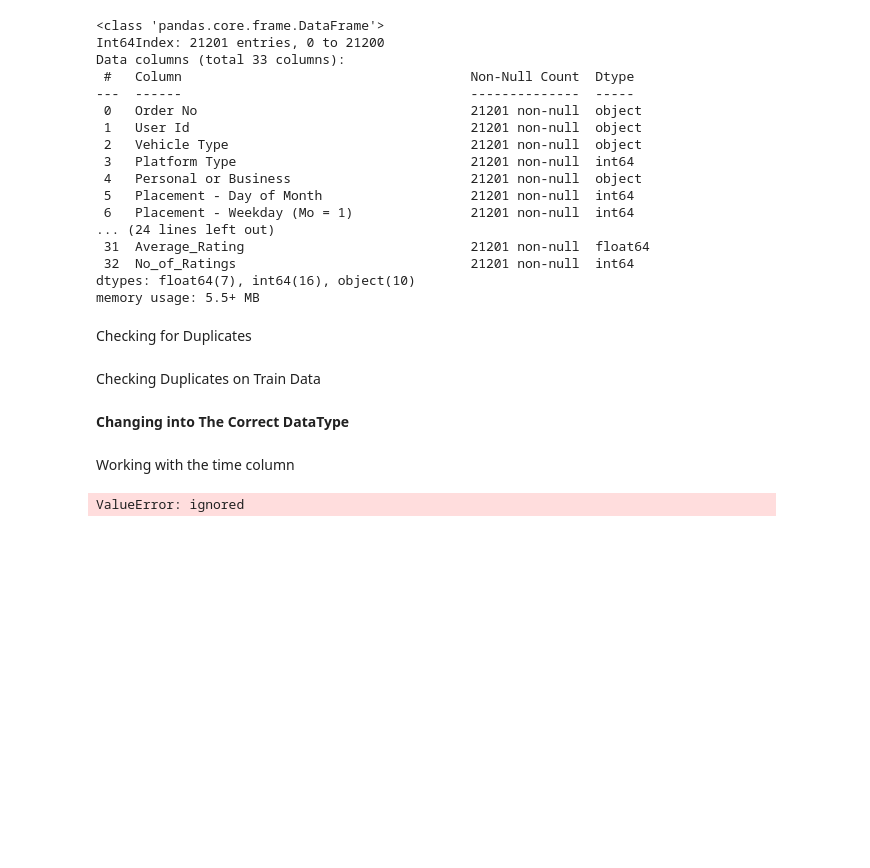
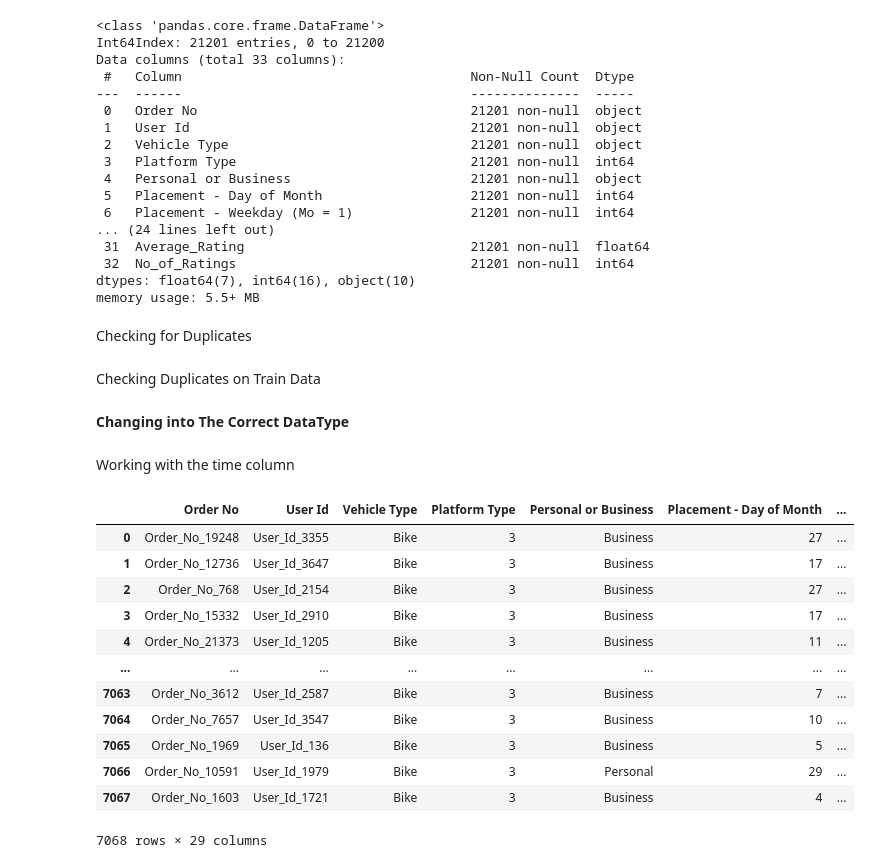
Before and after one commit to MathewNhari/Sendy-Logistics-Challenge, a Jupyter notebook: Sendy_Logistics_Challenge.ipynb, the cells around one changed output. Drawn from its saved outputs; the diff is of its cells as text; code cells hidden in the pictures; blank space fills up the shorter version.

```diff
--- a/Sendy_Logistics_Challenge.ipynb
+++ b/Sendy_Logistics_Challenge.ipynb
@@ -136,30 +136,30 @@ Train[category_cols] = Train[category_cols].astype('category')
 Test[category_cols] = Test[category_cols].astype('category')
 # %% [markdown]
 Working with the time column
-# %%
-   """def timeconvert(df,Time_Cols):
-     for item in df[Time_Cols]:
-       if item[-2:] == "AM" and item[:2] == "12":
-         val = "00" + item[2:-2]
-         df[Time_Cols] = df[Time_Cols].str.replace(item,val)
-         #return "00" + item[2:-2]
-       elif item[-2:] == "AM":
-         val = item[:-2]
-         df[Time_Cols] = df[Time_Cols].str.replace(item,val)
-         #return item[:-2]
-      #elif item[-2:] == "PM" and item[:2] == "12":
-       # val = item[:-2]
-        #df[Time_Cols] = df[Time_Cols].str.replace(item,val)
-         #return item[:-2]
-      #else:
-       # val = str(item[:2] + 12) + item[2:8]
-        #df[Time_Cols] = df[Time_Cols].str.replace(item,val)
-      #return str(int(item[:2]) + 12) + item[2:8]
-       return df[Time_Cols]"""
+# %%
+def timeconvert(df,Time_Cols):
+  for item in Time_Cols:
+    df[item] = (pd.to_datetime(df[item].str.strip(), format='%I:%M:%S %p').dt.strftime('%H:%M:%S'))
+  return df
 # %%
 #Getting all time columns into a list
-Time_Cols = ['Placement - Time', 'Confirmation - Time', 'Arrival at Pickup - Time', 'Pickup - Time', 'Arrival at Destination - Time']
-datetime = pd.to_datetime(Train[Time_Cols],format= '%H:%M:%S').strftime('%H:%M:%S')
-#timeconvert(Train,Time_Cols)
+Time_Cols = ['Placement - Time', 'Confirmation - Time', 'Arrival at Pickup - Time', 'Pickup - Time']
+Train_Cols = ['Placement - Time', 'Confirmation - Time', 'Arrival at Pickup - Time', 'Pickup - Time','Arrival at Destination - Time']
+Train = timeconvert(Train,Train_Cols)
+Test = timeconvert(Test,Time_Cols)
-# %% [output]
-ValueError: ignored
+# %%
+Test
+# %% [output]
+|  | Order No | User Id | Vehicle Type | Platform Type | Personal or Business | Placement - Day of Month | ... |
+| 0 | Order_No_19248 | User_Id_3355 | Bike | 3 | Business | 27 | ... |
+| 1 | Order_No_12736 | User_Id_3647 | Bike | 3 | Business | 17 | ... |
+| 2 | Order_No_768 | User_Id_2154 | Bike | 3 | Business | 27 | ... |
+| 3 | Order_No_15332 | User_Id_2910 | Bike | 3 | Business | 17 | ... |
+| 4 | Order_No_21373 | User_Id_1205 | Bike | 3 | Business | 11 | ... |
+| ... | ... | ... | ... | ... | ... | ... | ... |
+| 7063 | Order_No_3612 | User_Id_2587 | Bike | 3 | Business | 7 | ... |
+| 7064 | Order_No_7657 | User_Id_3547 | Bike | 3 | Business | 10 | ... |
+| 7065 | Order_No_1969 | User_Id_136 | Bike | 3 | Business | 5 | ... |
+| 7066 | Order_No_10591 | User_Id_1979 | Bike | 3 | Personal | 29 | ... |
+| 7067 | Order_No_1603 | User_Id_1721 | Bike | 3 | Business | 4 | ... |
+7068 rows × 29 columns
```
Also changed, not shown: parts of 2 cells of this notebook.
